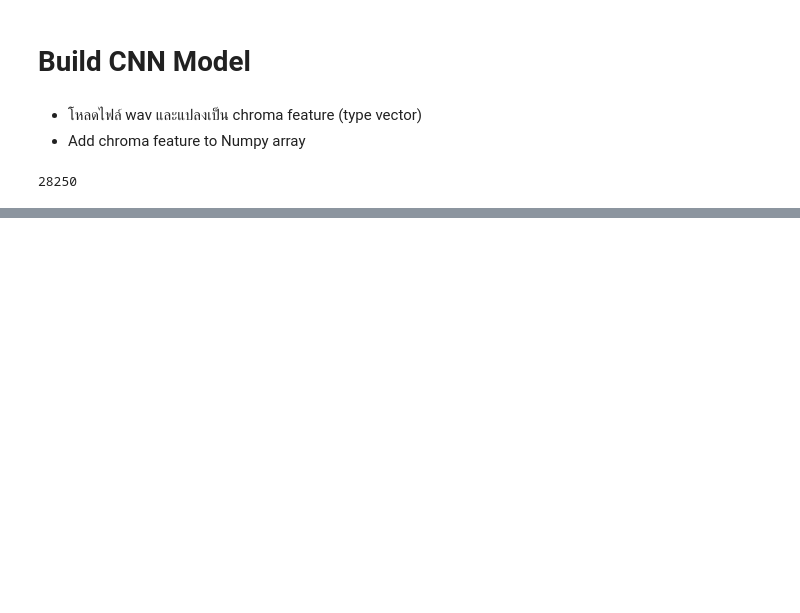
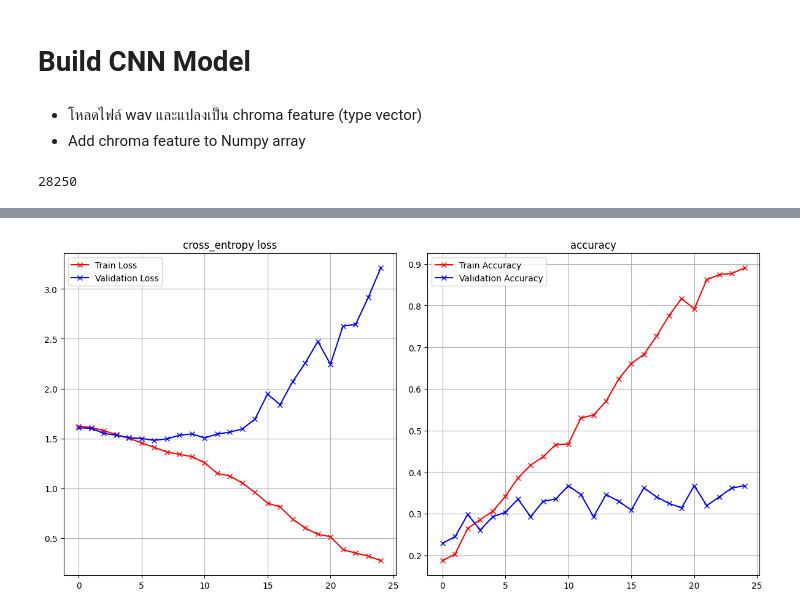
Before and after one commit to thewro11/cs364-genre-classification, a Jupyter notebook: v04_chroma_model.ipynb, the cells around one changed output, grey strips where cells are left out. Cells and saved outputs as stored; diff of their text form; code cells hidden in the pictures; blank space fills up the shorter version.

```diff
--- a/v04_chroma_model.ipynb
+++ b/v04_chroma_model.ipynb
@@ -268,0 +278,2 @@ plot_loss_accuracy(history)
+# %%
+y_dataset_5_classes = y_dataset_5_classes[:,0:5]
@@ -268,0 +284,3 @@ plot_loss_accuracy(history)
+# %%
+x_train_5_classes, x_test_5_classes, y_train_5_classes, y_test_5_classes = train_test_split(x_dataset_5_classes, y_dataset_5_classes, train_size=0.75, stratify=y_dataset_5_classes)
+x_train_5_classes, x_val_5_classes, y_train_5_classes, y_val_5_classes = train_test_split(x_train_5_classes, y_train_5_classes, train_size=0.8, stratify=y_train_5_classes)
@@ -268,0 +291,23 @@ plot_loss_accuracy(history)
+# %%
+input_shape=(12, 259, 1)
+CNNmodel_2 = Sequential()
+CNNmodel_2.add(layers.Conv2D(32, (3, 3), activation='relu', padding='same', input_shape=input_shape))
+# CNNmodel_2.add(layers.MaxPooling2D((2, 2)))
+CNNmodel_2.add(layers.Dropout(0.2))
+CNNmodel_2.add(layers.Conv2D(64, (3, 3), activation='relu', padding='same'))
+# CNNmodel_2.add(layers.MaxPooling2D((2, 2)))
+CNNmodel_2.add(layers.Dropout(0.2))
+CNNmodel_2.add(layers.Conv2D(64, (3, 3), activation='relu', padding='same'))
+CNNmodel_2.add(layers.Flatten())
+CNNmodel_2.add(layers.Dense(64, activation='relu'))
+CNNmodel_2.add(layers.Dropout(0.2))
+CNNmodel_2.add(layers.Dense(32, activation='relu'))
+CNNmodel_2.add(layers.Dense(5, activation='softmax'))
+
+CNNmodel_2.summary()
+
+opt = tf.keras.optimizers.legacy.Adam(learning_rate=0.001, decay=1e-6)
+
+CNNmodel_2.compile(loss='categorical_crossentropy',
+              optimizer=opt,
+              metrics=['accuracy'])
@@ -268,0 +332,2 @@ plot_loss_accuracy(history)
+# %%
+history_2 = CNNmodel_2.fit(x_train_5_classes, y_train_5_classes, epochs=25, validation_data=(x_val_5_classes, y_val_5_classes), shuffle=True)
@@ -268,0 +357,4 @@ plot_loss_accuracy(history)
+# %%
+plot_loss_accuracy(history_2)
+# %% [output]
+[figure, added]
```
Also changed, not shown: parts of 16 cells of this notebook.
